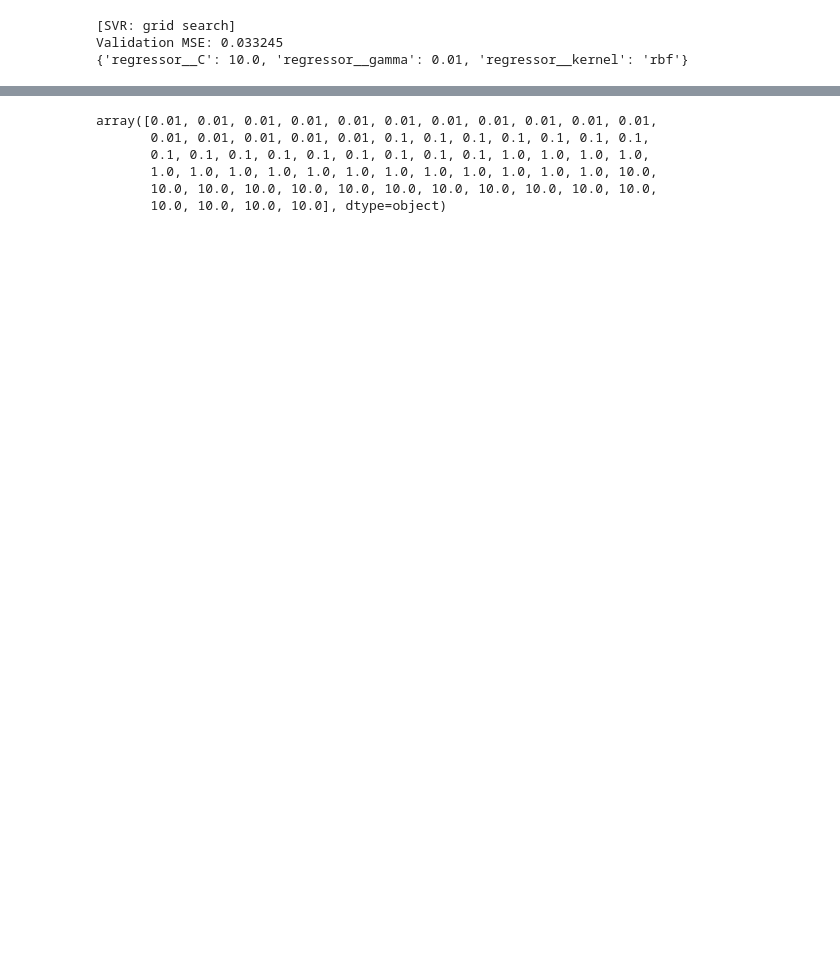
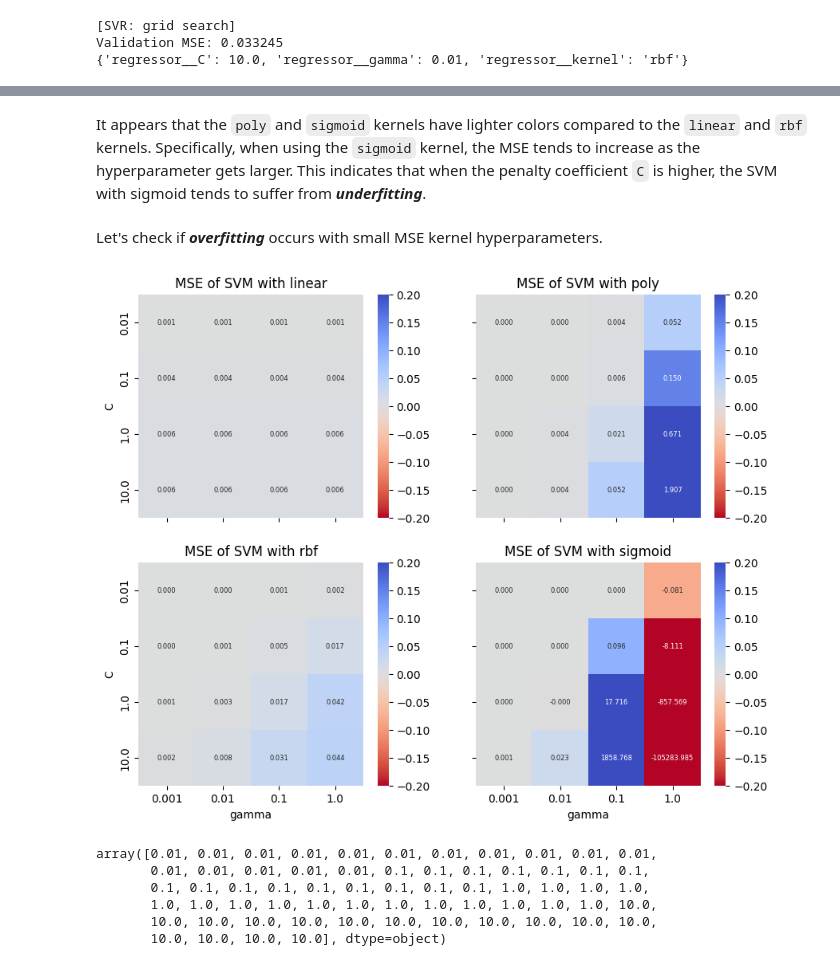
Before and after one commit to dagngyen/hcmus_23-24_coursesra-courses-analysis, a Jupyter notebook: Phase 2: Building model/svm-sigmoid copy.ipynb, the cells around one changed output, grey strips where cells are left out. Saved outputs shown, nothing was run; the diff lists cells and outputs as text; code cells hidden in the pictures; blank space fills up the shorter version.

Commit message:
underfit and overfit update complete

```diff
--- a/Phase 2: Building model/svm-sigmoid copy.ipynb
+++ b/Phase 2: Building model/svm-sigmoid copy.ipynb
@@ -256,3 +262,39 @@ for index, kernel in enumerate(heatmap_df.index.unique()):
+# %% [markdown]
+It appears that the `poly` and `sigmoid` kernels have lighter colors compared to the `linear` and `rbf` kernels. Specifically, when using the `sigmoid` kernel, the MSE tends to increase as the hyperparameter gets larger. This indicates that when the penalty coefficient `C` is higher, the SVM with sigmoid tends to suffer from **_underfitting_**.
+# %% [markdown]
+Let's check if **_overfitting_** occurs with small MSE kernel hyperparameters.
+# %%
+bar_df = pd.DataFrame({'kernel': recording_save_df['kernel'],
+                       'C': recording_save_df['C'],
+                       'gamma': recording_save_df['gamma'],
+                       'influence_level': recording_save_df['mean_test'] - recording_save_df['mean_train']},
+                       index=recording_save_df.index)
+bar_df = bar_df.reset_index().drop(columns=['index']).set_index(['kernel'])
+
+# Set up the matplotlib figure
+fig, axes = plt.subplots(nrows=2, ncols=2, figsize=(10, 8), sharex=True, sharey=True)
+
+# Plot heatmap each kernel
+for index, kernel in enumerate(bar_df.index.unique()):
+    ax = axes[index // 2, index % 2]
+    data_plot = bar_df.loc[kernel].copy()\
+        .reset_index().drop(columns=['kernel'])\
+        .set_index(['C', 'gamma'])
+    data_plot = data_plot['influence_level'].unstack('gamma').rename_axis(None, axis=1)
+    data_plot.index.name = None
+    sns.heatmap(data_plot, annot=True, ax=ax,
+                vmin=-0.2, vmax=0.2, fmt='.3f',
+                cmap='coolwarm_r', annot_kws={"size": 6})
+    ax.set_title('MSE of SVM with ' + kernel)
+    if index % 2 == 0:
+        ax.set_ylabel('C')
+
+    if index // 2 == 1:
+        ax.set_xlabel('gamma')
+
+plt.show()
+# %% [output]
+[figure, added]
 # %%
 
 # # Fit and transform the training data using the preprocessor
```
Also changed, not shown: parts of 10 cells of this notebook, 1 other file.
